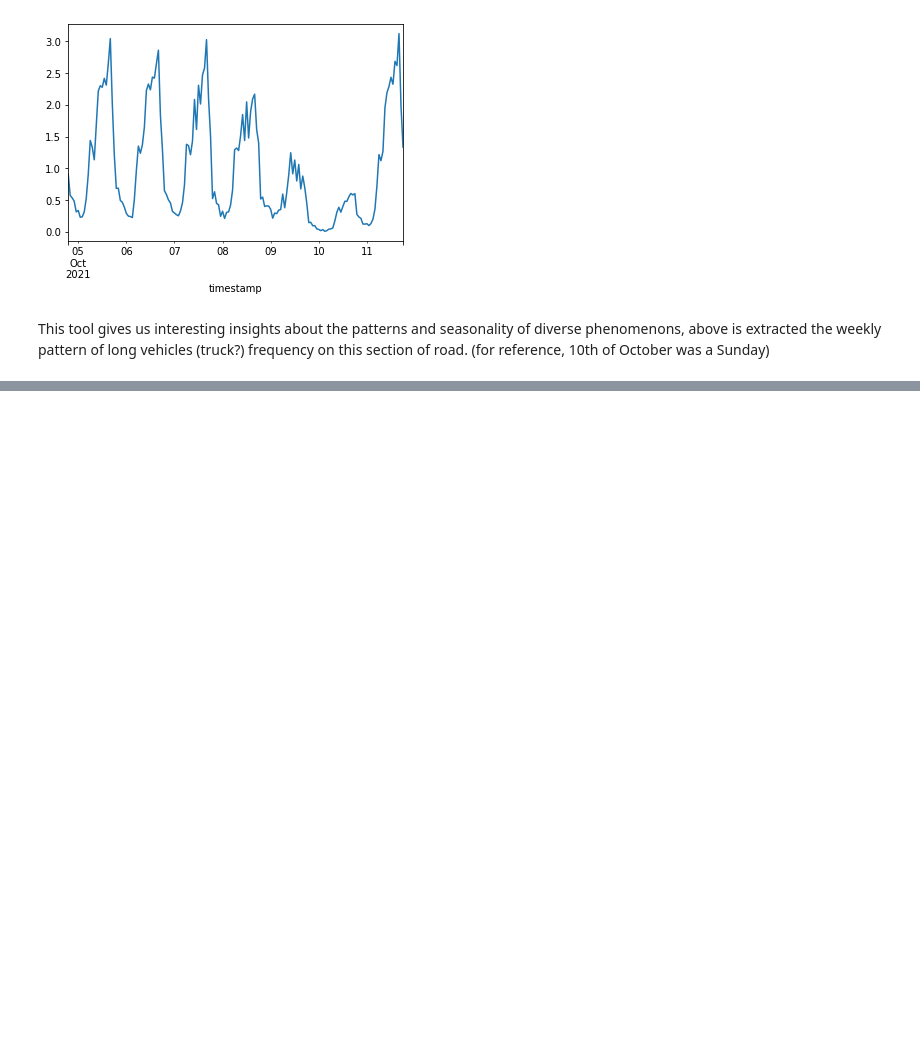
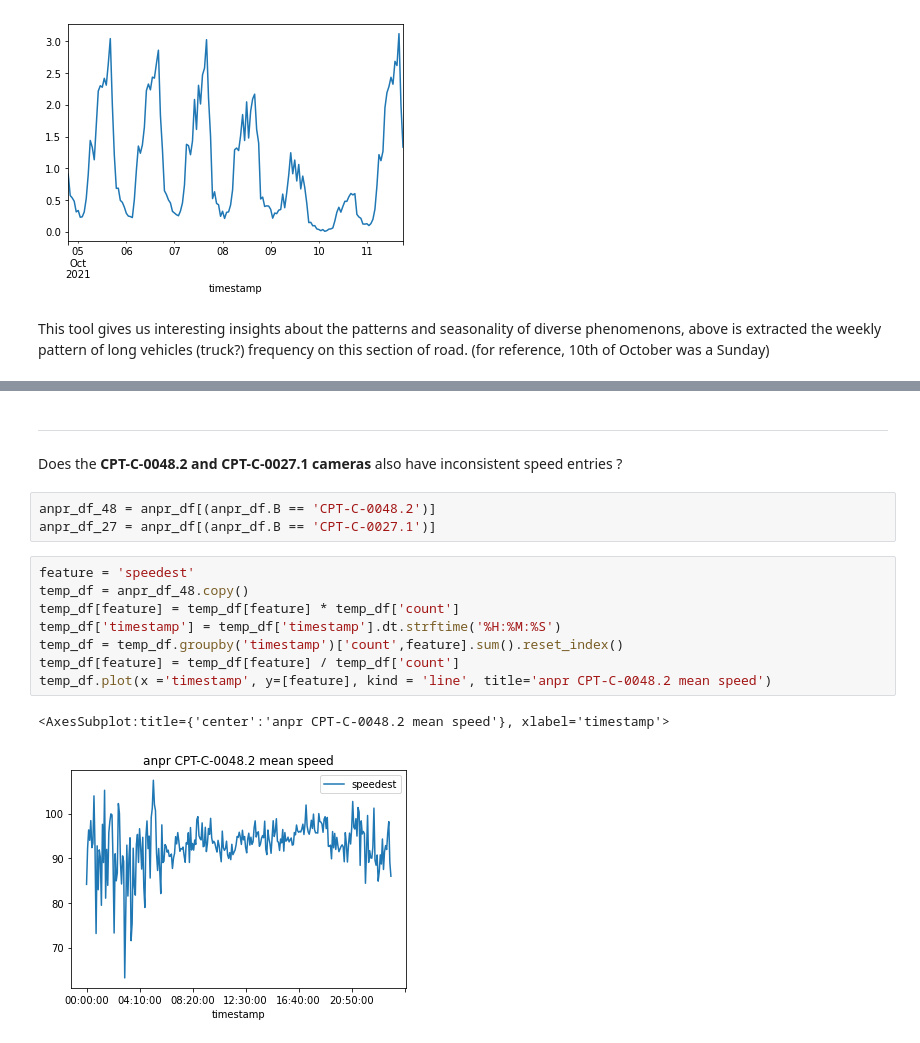
Before and after one commit to khookh/MacqProject, a Jupyter notebook: data_science_exercise.ipynb, the cells around one changed output, grey strips where cells are left out. Saved outputs shown, nothing was run; the diff lists cells and outputs as text; blank space fills up the shorter version.

```diff
--- a/data_science_exercise.ipynb
+++ b/data_science_exercise.ipynb
@@ -586,0 +622,17 @@ This tool gives us interesting insights about the patterns and seasonality of di
+# %% [markdown]
+---
+Does the **CPT-C-0048.2 and CPT-C-0027.1 cameras** also have inconsistent speed entries ?
+# %%
+anpr_df_48 = anpr_df[(anpr_df.B == 'CPT-C-0048.2')]
+anpr_df_27 = anpr_df[(anpr_df.B == 'CPT-C-0027.1')]
+# %%
+feature = 'speedest'
+temp_df = anpr_df_48.copy()
+temp_df[feature] = temp_df[feature] * temp_df['count']
+temp_df['timestamp'] = temp_df['timestamp'].dt.strftime('%H:%M:%S')
+temp_df = temp_df.groupby('timestamp')['count',feature].sum().reset_index()
+temp_df[feature] = temp_df[feature] / temp_df['count']
+temp_df.plot(x ='timestamp', y=[feature], kind = 'line', title='anpr CPT-C-0048.2 mean speed')
+# %% [output]
+<AxesSubplot:title={'center':'anpr CPT-C-0048.2 mean speed'}, xlabel='timestamp'>
+[figure, added]
```
Also changed, not shown: parts of 7 cells of this notebook.
